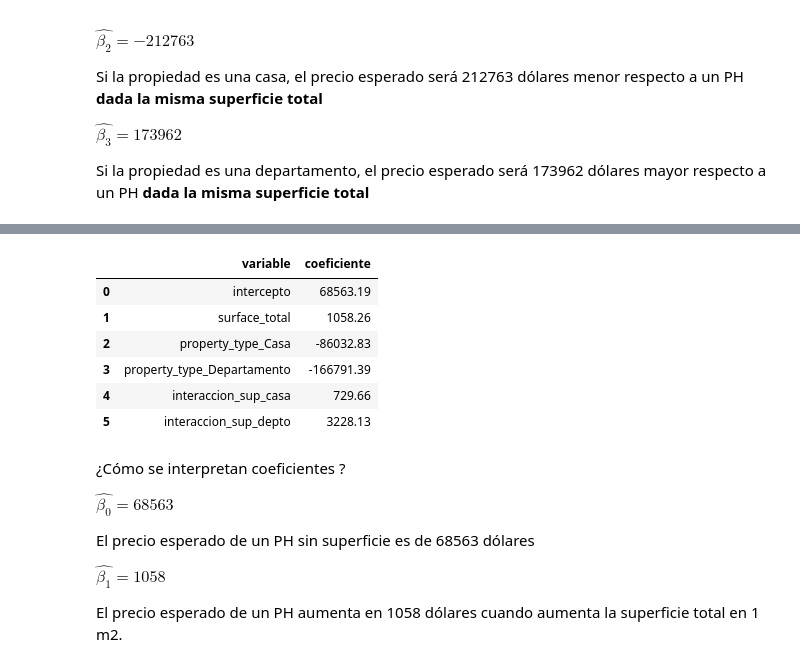
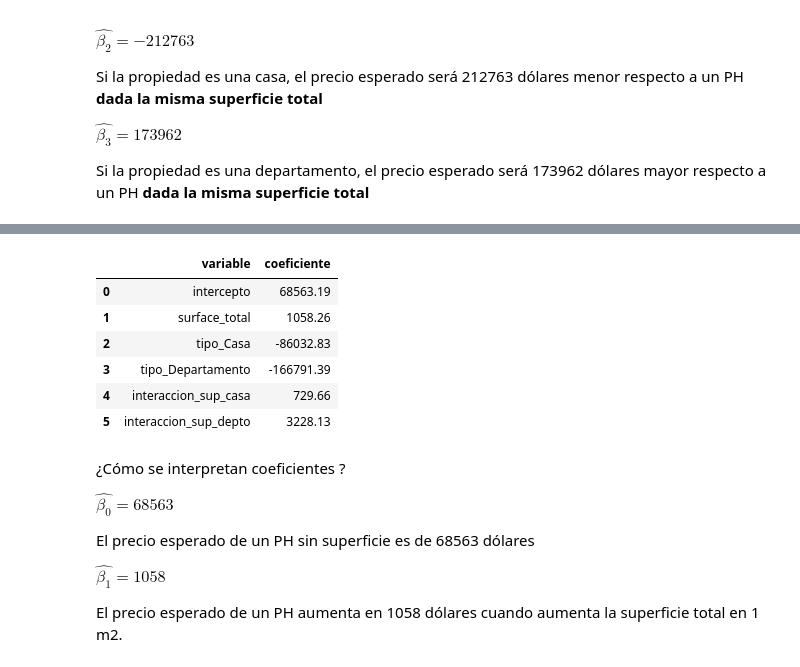
Before and after one commit to Lacanao/machine_learning, a Jupyter notebook: RegresionLinealMultiple.ipynb, the cells around one changed output, grey strips where cells are left out. Saved outputs shown, nothing was run; the diff lists cells and outputs as text; code cells hidden in the pictures.

```diff
--- a/RegresionLinealMultipleCorregida.ipynb
+++ b/RegresionLinealMultiple.ipynb
@@ -308,4 +308,4 @@ from sklearn.preprocessing import OneHotEncoder
 one_hot_encoder = OneHotEncoder(categories=[['PH', 'Casa', 'Departamento']], drop='first')
 # %%
 # Realizamos el fit con los datos de entrenamiento
-one_hot_encoder = one_hot_encoder.fit(X_train[['property_type']])
+one_hot_encoder.fit(X_train[['property_type']])
@@ -328,6 +330,7 @@ array([[0., 1.],
        [0., 1.]])
 # %%
 # Generamos los nombres de las variables dummies (notemos que tenemos 2 columnas!)
-nombres_dummies = one_hot_encoder.get_feature_names_out()
+nombres_dummies = one_hot_encoder.get_feature_names_out(['property_type'])
+nombres_dummies = [nombre.replace('property_type', 'tipo') for nombre in nombres_dummies]
 nombres_dummies
 # %% [output]
@@ -357,6 +360,6 @@ X_train.head()
 # %%
 # Definimos las variables exogenas (predictores)
-variables_exogenas = ['surface_total', 'property_type_Casa', 'property_type_Departamento']
+variables_exogenas = ['surface_total', 'tipo_Casa', 'tipo_Departamento']
 
 # Construimos la matriz de X
 X_train_modelo_sup_propiedad = X_train[variables_exogenas]
@@ -402,29 +405,29 @@ $E(precio|X) = \beta_0 + \beta_1 \cdot superficieTotal + \beta_{2}  \cdot X_{cas
 \beta_{4}  \cdot (X_{casa} * superficieTotal) + \beta_{5}  \cdot (X_{depto}* superficieTotal)$
 # %%
 # Creamos las dos variables de interacción
-X_train['interaccion_sup_casa'] = X_train['property_type_Casa'] * X_train['surface_total']
-X_train['interaccion_sup_depto'] = X_train['property_type_Departamento'] * X_train['surface_total']
+X_train['interaccion_sup_casa'] = X_train['tipo_Casa'] * X_train['surface_total']
+X_train['interaccion_sup_depto'] = X_train['tipo_Departamento'] * X_train['surface_total']
 # %%
 # Definimos las variables exogenas (predictores)
-variables_exogenas = ['surface_total', 'property_type_Casa', 'property_type_Departamento', 'interaccion_sup_casa', 'interaccion_sup_depto']
+variables_exogenas = ['surface_total', 'tipo_Casa', 'tipo_Departamento', 'interaccion_sup_casa', 'interaccion_sup_depto']
 
 # Construimos la matriz de X
 X_train_modelo_interaccion = X_train[variables_exogenas]
 
 # Definimos una instancia del modelo lineal con scikit learn
 modelo_lineal_interaccion = LinearRegression(fit_intercept=True)
 
 # Realizamos el proceso de estimación
 modelo_lineal_interaccion.fit(X_train_modelo_interaccion, y_train)
 
 coeficientes_modelo_interaccion = obtener_coeficientes(modelo_lineal_interaccion, variables_exogenas)
 coeficientes_modelo_interaccion
 # %% [output]
 |  | variable | coeficiente |
 | 0 | intercepto | 68563.19 |
 | 1 | surface_total | 1058.26 |
-| 2 | property_type_Casa | -86032.83 |
-| 3 | property_type_Departamento | -166791.39 |
+| 2 | tipo_Casa | -86032.83 |
+| 3 | tipo_Departamento | -166791.39 |
 | 4 | interaccion_sup_casa | 729.66 |
 | 5 | interaccion_sup_depto | 3228.13 |
 # %% [markdown]
```
Also changed, not shown: parts of 10 cells of this notebook, 1 other file.
